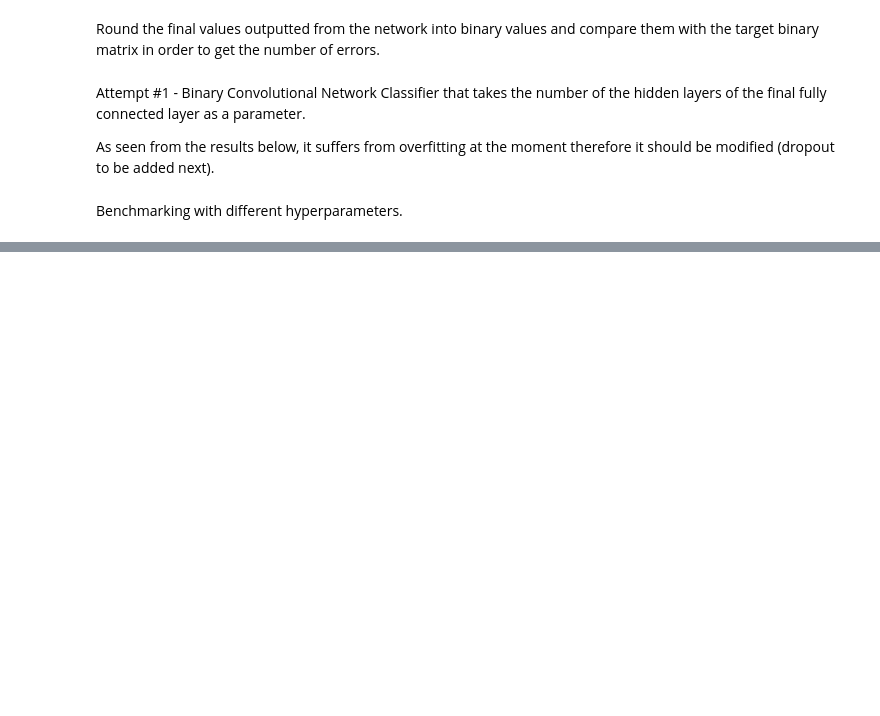
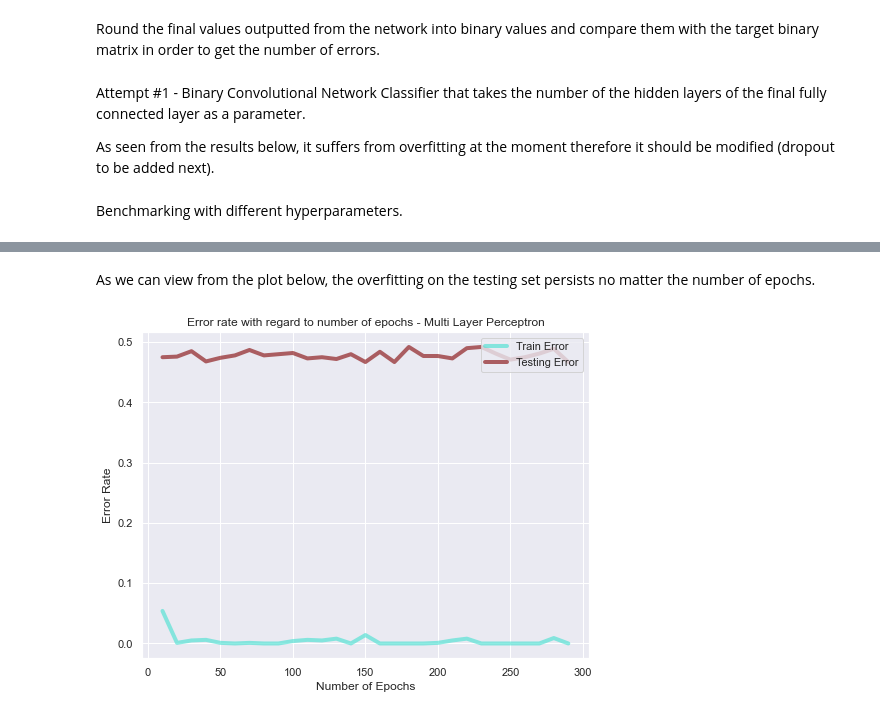
Before and after one commit to Joao-Quinta/Deep_learning_project, a Jupyter notebook: project1/Project2_Main_Notebook.ipynb, the cells around one changed output, grey strips where cells are left out. Saved outputs shown, nothing was run; the diff lists cells and outputs as text; code cells hidden in the pictures; blank space fills up the shorter version.

```diff
--- a/project1/Project2_Main_Notebook.ipynb
+++ b/project1/Project2_Main_Notebook.ipynb
@@ -159,0 +205,31 @@ Classification Error on the testing set with 1000 hidden layers: 49.6%
+# %%
+binary_criterion = nn.BCEWithLogitsLoss()
+eta = 1e-07
+mini_batch_size = 200
+nb_epochs = 50
+n_runs = 5
+
+# For Plotting Purposes
+all_epochs = []
+all_training_errors = []
+all_testing_errors = []
+
+for i in range(n_runs):
+    # all_epochs.append(i)
+    model = MLP(dropout_rate = 0.4)
+    optimizer = torch.optim.Adam(model.parameters(), weight_decay=0.1)
+    train_model(nb_epochs, eta, binary_criterion, optimizer, model, train_set, train_target.to(torch.float32), mini_batch_size)
+
+    train_output = torch.sigmoid(model(train_set))
+    # print('test output', model(test_set))
+    test_output = torch.sigmoid(model(test_set))
+
+    error_train = compute_nb_errors(model, train_output, train_target.to(torch.float32))
+    error_test = compute_nb_errors(model, test_output, test_target.to(torch.float32))
+
+    # all_training_errors.append(error_train)
+    # all_testing_errors.append(error_test)
+
+    print('Classification Error on the training set: {}%'.format(error_train * 100))
+    print('Classification Error on the testing set: {}%'.format(error_test * 100))
+    print('')
@@ -159,0 +256,16 @@ Classification Error on the testing set with 1000 hidden layers: 49.6%
+# %% [markdown]
+As we can view from the plot below, the overfitting on the testing set persists no matter the number of epochs.
+# %%
+import seaborn as sns
+sns.set()
+
+plt.figure(figsize=(8, 6))
+plt.title("Error rate with regard to number of epochs - Multi Layer Perceptron")
+plt.xlabel('Number of Epochs')
+plt.ylabel('Error Rate')
+plt.plot(all_epochs, all_training_errors, alpha=0.6, linewidth=4, color='turquoise', label='Train Error')
+plt.plot(all_epochs, all_testing_errors, alpha=0.6, linewidth=4, color='maroon', label = 'Testing Error')
+plt.legend(loc='upper right')
+plt.show()
+# %% [output]
+[figure, added]
```
Also changed, not shown: parts of 8 cells of this notebook.
